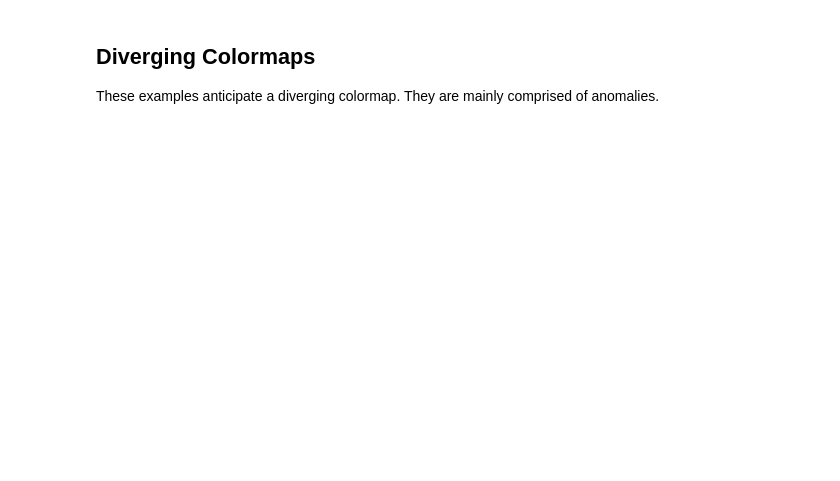
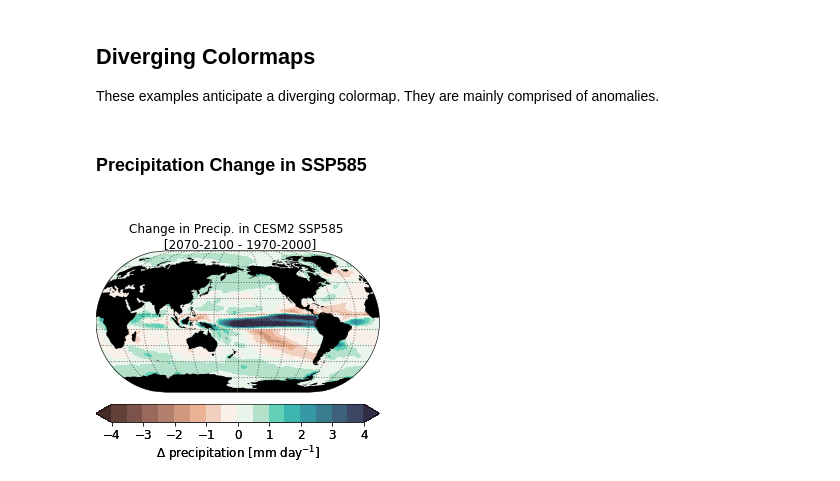
Before and after one commit to bradyrx/climate_in_color, a Jupyter notebook: notebooks/build_your_own_colormaps.ipynb, the cells around one changed output. Cells and saved outputs as stored; diff of their text form; code cells hidden in the pictures; blank space fills up the shorter version.

```diff
--- a/notebooks/build_your_own_colormaps.ipynb
+++ b/notebooks/build_your_own_colormaps.ipynb
@@ -159,3 +187,29 @@ f.colorbar(p, loc='b', label='Sea Ice Thickness [m]',
 ## Diverging Colormaps
 
 These examples anticipate a diverging colormap. They are mainly comprised of anomalies.
+# %% [markdown]
+### Precipitation Change in SSP585
+# %%
+import xarray as xr
+import proplot as plot
+plot.rc.small = 12
+plot.rc.large = 12
+
+delta_rain = xr.open_dataarray('../data/CESM2_delta_precip_2070-2100_1970-2000.nc')
+
+f, ax = plot.subplots(proj='eck3', proj_kw={'central_longitude': 180}, axwidth='10cm')
+
+p = ax.contourf(delta_rain.lon, delta_rain.lat, delta_rain,
+            levels=plot.arange(-4, 4, 0.5), cmap='Moisture',
+            extend='both')
+
+f.colorbar(p, loc='b', label='$\Delta$ precipitation [mm day$^{-1}$]',
+           ticks=plot.arange(-4, 4, 1))
+
+ax.format(land=True,
+          title='Change in Precip. in CESM2 SSP585 \n [2070-2100 - 1970-2000]')
+
+# Uncomment this to save your figure. Feel free to rename it.
+# f.savefig('../figures/delta_precip.png')
+# %% [output]
+[figure, added]
```
Also changed, not shown: parts of 5 cells of this notebook.
